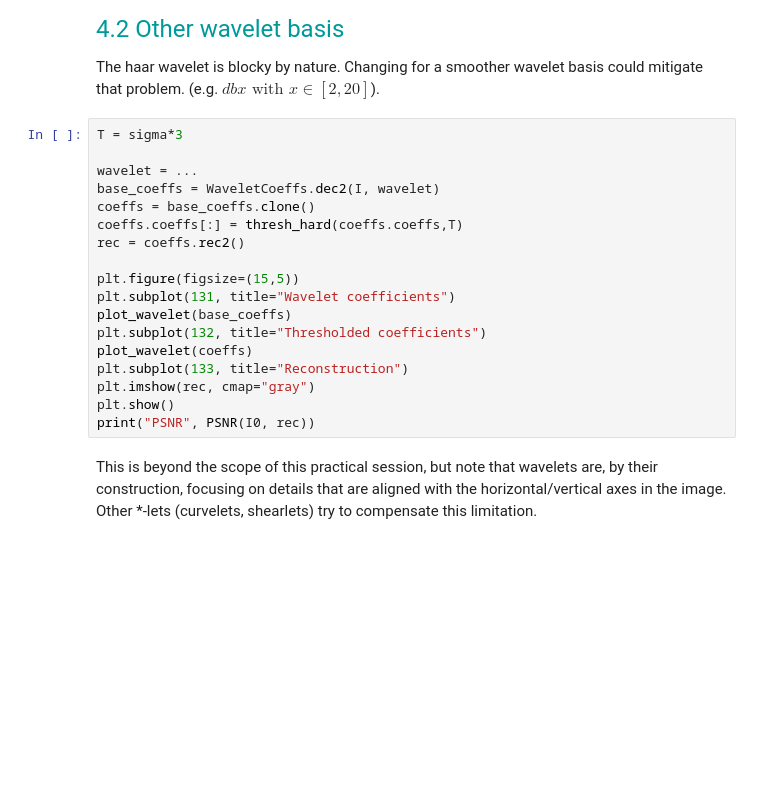
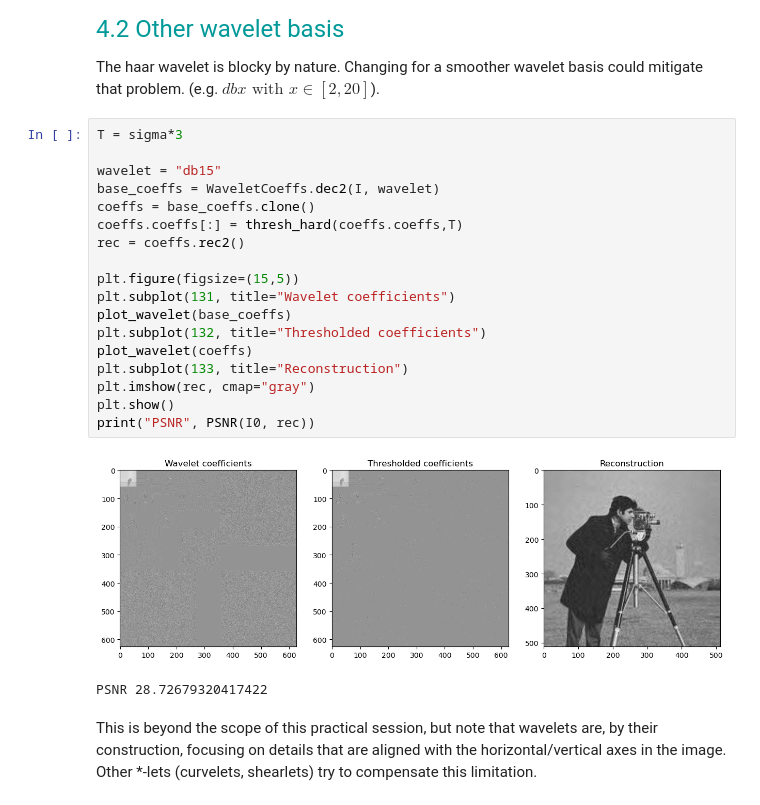
Before and after one commit to Siqi-Hu/LELEC2885-image-processing, a Jupyter notebook: TP2 files-20241001/TP2_student.ipynb, the cells around one changed output. Saved outputs shown, nothing was run; the diff lists cells and outputs as text; blank space fills up the shorter version.

```diff
--- a/TP2 files-20241001/TP2_student.ipynb
+++ b/TP2 files-20241001/TP2_student.ipynb
@@ -649,21 +676,24 @@ The haar wavelet is blocky by nature. Changing for a smoother wavelet basis coul
 # %%
 T = sigma*3
 
-wavelet = ...
+wavelet = "db15"
 base_coeffs = WaveletCoeffs.dec2(I, wavelet)
 coeffs = base_coeffs.clone()
 coeffs.coeffs[:] = thresh_hard(coeffs.coeffs,T)
 rec = coeffs.rec2()
 
 plt.figure(figsize=(15,5))
 plt.subplot(131, title="Wavelet coefficients")
 plot_wavelet(base_coeffs)
 plt.subplot(132, title="Thresholded coefficients")
 plot_wavelet(coeffs)
 plt.subplot(133, title="Reconstruction")
 plt.imshow(rec, cmap="gray")
 plt.show()
 print("PSNR", PSNR(I0, rec))
+# %% [output]
+[figure, added]
+PSNR 28.72679320417422
 # %% [markdown]
 This is beyond the scope of this practical session, but note that wavelets are, by their construction, focusing on details that are aligned with the horizontal/vertical axes in the image. Other \*-lets (curvelets, shearlets) try to compensate this limitation.
 # %% [markdown]
```
Also changed, not shown: parts of 8 cells of this notebook, 11 other files.
